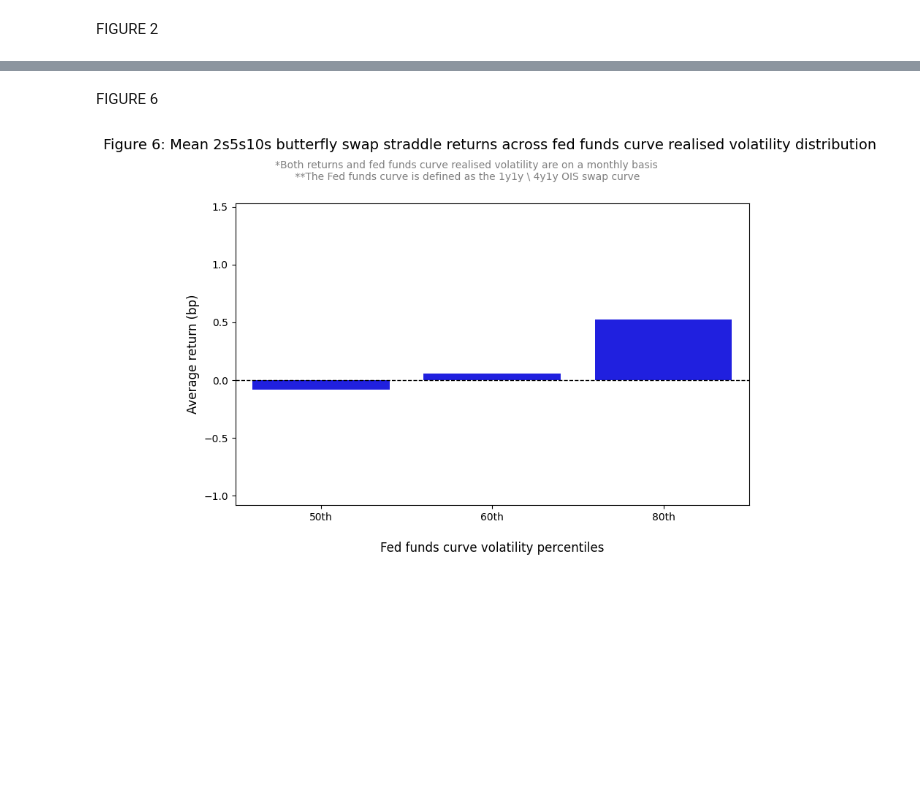
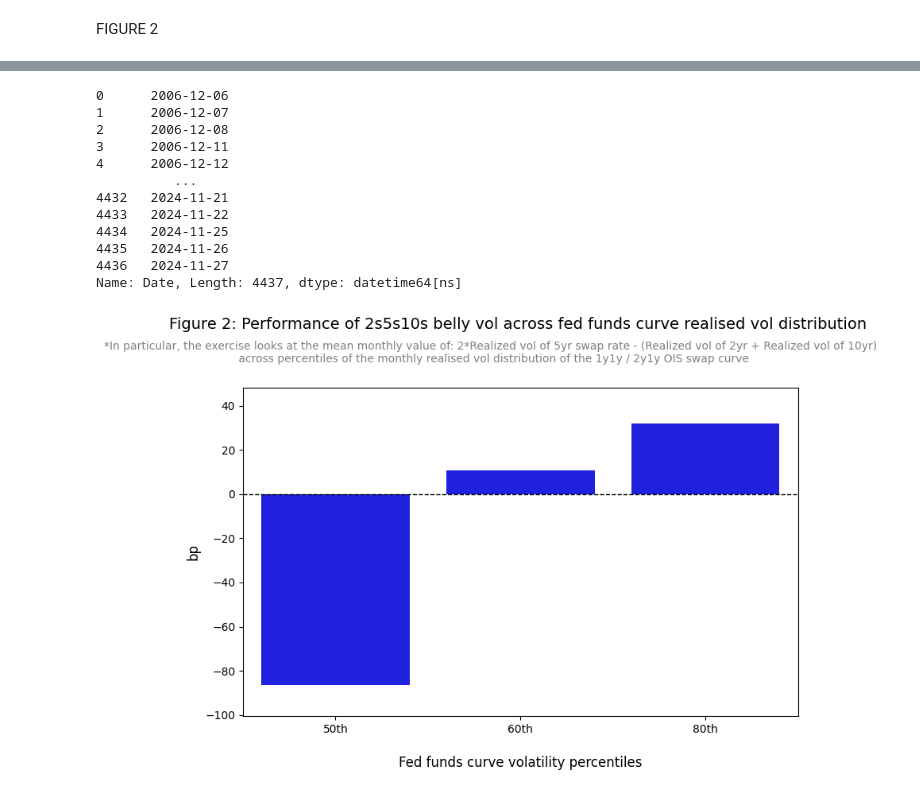
Before and after one commit to ALILODHI-cloud/UVAmacro, a Jupyter notebook: post_1/analysis.ipynb, the cells around one changed output, grey strips where cells are left out. Cells and saved outputs as stored; diff of their text form; code cells hidden in the pictures; blank space fills up the shorter version.

```diff
--- a/post_1/analysis.ipynb
+++ b/post_1/analysis.ipynb
@@ -656,39 +269,25 @@ plt.show()
-# %% [markdown]
-FIGURE 6
 # %%
 
-
-
-
-
-
-
-import pandas as pd
-import numpy as np
-import matplotlib.pyplot as plt
-import seaborn as sns
-
-# Assuming df_total_2 is already loaded and 'Date' column is in datetime format
-
-df_total_2['2yr_swap_pct_returns'] = df_total_2['2yr_swap_rate'].pct_change()
-df_total_2['5yr_swap_pct_returns'] = df_total_2['5yr_swap_rate'].pct_change()
-df_total_2['10yr_swap_pct_returns'] = df_total_2['10yr_swap_rate'].pct_change()
+print(df_total_2.Date)
+df_total_2['2yr_swap_pct_returns'] = df_total_2['2yr_OIS_swap'].pct_change()
+df_total_2['5yr_swap_pct_returns'] = df_total_2['5yr_OIS_swap'].pct_change()
+df_total_2['10yr_swap_pct_returns'] = df_total_2['10yr_OIS_swap'].pct_change()
 
 # Calculate curve as difference between 4y1y and 1y1y
-df_total_2['curve'] = df_total_2['4y1y'] - df_total_2['1y1y']
+df_total_2['curve'] = df_total_2['2y1y'] - df_total_2['1y1y']
 
 # Calculate the rolling 30-day realized volatility of the 'curve' variable
 df_total_2['curve_pct_change'] = df_total_2['curve'].pct_change()
 
-# Calculate the 30-day rolling standard deviation (realized volatility) and annualize it
-df_total_2['curve_vol_30d'] = df_total_2['curve_pct_change'].rolling(window=30).std() * np.sqrt(12)
+# Calculate the 30-day rolling standard deviation (realized volatility)
+df_total_2['curve_vol_30d'] = df_total_2['curve_pct_change'].rolling(window=30).std()
 
 # Calculate the 'quantity' based on the formula using the 30-day volatility of 2yr, 5yr, and 10yr yields
-df_total_2['2yr_swap_vol_30d'] = df_total_2['2yr_swap_pct_returns'].rolling(window=30).std() * np.sqrt(12)
-df_total_2['5yr_swap_vol_30d'] = df_total_2['5yr_swap_pct_returns'].rolling(window=30).std() * np.sqrt(12)
-df_total_2['10yr_swap_vol_30d'] = df_total_2['10yr_swap_pct_returns'].rolling(window=30).std() * np.sqrt(12)
+df_total_2['2yr_swap_vol_30d'] = df_total_2['2yr_swap_pct_returns'].rolling(window=30).std()
+df_total_2['5yr_swap_vol_30d'] = df_total_2['5yr_swap_pct_returns'].rolling(window=30).std()
+df_total_2['10yr_swap_vol_30d'] = df_total_2['10yr_swap_pct_returns'].rolling(window=30).std()
 
-df_total_2['quantity_30d'] = (df_total_2['5yr_swap_vol_30d'] - 0.5 * (df_total_2['2yr_swap_vol_30d'] + df_total_2['10yr_swap_vol_30d'])) * 100
+df_total_2['quantity_30d'] = (2*df_total_2['5yr_swap_vol_30d'] - (df_total_2['2yr_swap_vol_30d'] + df_total_2['10yr_swap_vol_30d'])) * 100
 
 # Compute percentiles for different categories
 vol_50 = df_total_2['curve_vol_30d'].quantile(0.50)
@@ -708,37 +307,50 @@ def categorize_vol(value):
 
 df_total_2['vol_category'] = df_total_2['curve_vol_30d'].apply(categorize_vol)
 
 # Compute average of 'quantity_30d' for each category
 avg_quantity = df_total_2.groupby('vol_category')['quantity_30d'].mean()
 
+
 # Filter only 'Bottom 20%', 'Middle 50%', and 'Top 30%' categories
 avg_quantity_filtered = avg_quantity[['50th', '60th', '80th']]
 
 # Set custom y-axis range (Modify as needed)
-y_min = avg_quantity_filtered.min() - 1  # Adjust margin below min
-y_max = avg_quantity_filtered.max() + 1  # Adjust margin above max
+y_min = avg_quantity_filtered.min() - 14  # Adjust margin below min
+y_max = avg_quantity_filtered.max() + 16  # Adjust margin above max
 
 # Plot the results
 plt.figure(figsize=(8, 6))
 sns.barplot(x=avg_quantity_filtered.index, y=avg_quantity_filtered.values, palette=['blue', 'blue', 'blue'])
 
 # Add labels and title
-plt.title('Figure 6: Mean 2s5s10s butterfly swap straddle returns across fed funds curve realised volatility distribution \n\n\n', fontsize=14)
-plt.figtext(0.5, 0.88, '*Both returns and fed funds curve realised volatility are on a monthly basis \n **The Fed funds curve is defined as the 1y1y \ 4y1y OIS swap curve ', ha='center', fontsize=10, color='gray')
+plt.title('Figure 2: Performance of 2s5s10s belly vol across fed funds curve realised vol distribution \n\n\n', fontsize=14)
+plt.figtext(0.5, 0.88, ' \n*In particular, the exercise looks at the mean monthly value of: 2*Realized vol of 5yr swap rate - (Realized vol of 2yr + Realized vol of 10yr) \n across percentiles of the monthly realised vol distribution of the 1y1y / 2y1y OIS swap curve', ha='center', fontsize=10, color='gray')
 
 plt.xlabel('\nFed funds curve volatility percentiles', fontsize=12)
-plt.ylabel('Average return (bp)', fontsize=12)
+plt.ylabel('bp', fontsize=12)
 plt.xticks(rotation=0)
 
 # Add horizontal dotted line at zero
 plt.axhline(y=0, color='black', linestyle='--', linewidth=1)
 
 # Set custom y-axis limits
 plt.ylim(y_min, y_max)
 
 # Save and show plot
 plt.tight_layout()
-plt.savefig(f'{figure_path}/figure6.jpg', format='jpeg', bbox_inches='tight')
+plt.savefig(f'{figure_path}/figure2.jpg', format='jpeg', bbox_inches='tight')
 plt.show()
 # %% [output]
+0      2006-12-06
+1      2006-12-07
+2      2006-12-08
+3      2006-12-11
+4      2006-12-12
+          ...
+4432   2024-11-21
+4433   2024-11-22
+4434   2024-11-25
+4435   2024-11-26
+4436   2024-11-27
+Name: Date, Length: 4437, dtype: datetime64[ns]
-[figure, old version]
+[figure, new version]
```
Also changed, not shown: parts of 10 cells of this notebook.
